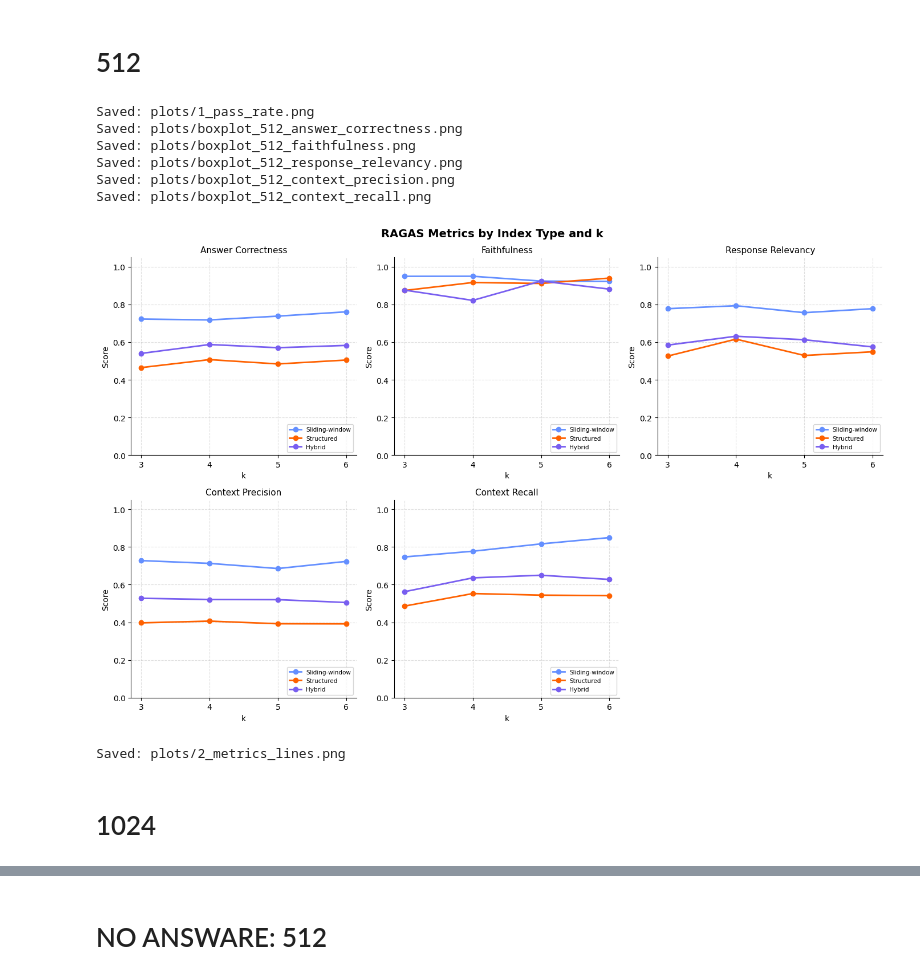
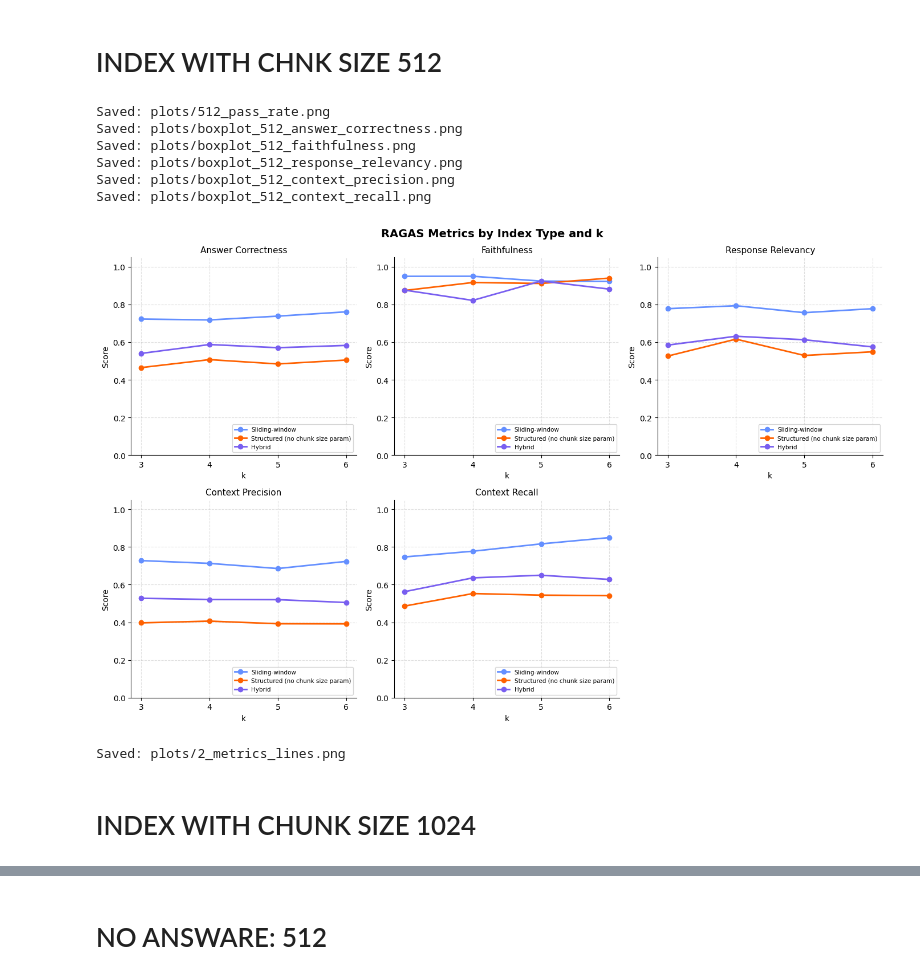
Before and after one commit to Gabriele-tomai00/rag_eval_units, a Jupyter notebook: rag_eval/comparison_study.ipynb, the cells around one changed output, grey strips where cells are left out. Saved outputs shown, nothing was run; the diff lists cells and outputs as text; code cells hidden in the pictures.

```diff
--- a/rag_eval/comparison_study.ipynb
+++ b/rag_eval/comparison_study.ipynb
@@ -23,11 +23,11 @@ ALL_METRICS = [
     "context_precision",
     "context_recall",
 ]
-NO_ANSWARE_METRICS = ["faithfulness", "context_precision", "context_recall"]
+NO_ANSWARE_METRICS = ["faithfulness", "context_precision"]
 
 INDEX_LABELS = {
     "sentence":              "Sliding-window",
-    "markdown":              "Structured",
+    "markdown":              "Structured (no chunk size param)",
     "markdown_and_sentence": "Hybrid",
 }
 INDEX_COLORS = {
@@ -300,36 +300,37 @@ def plot_single_metric_boxplot(
     fig.show()
     print(f"Saved: {save_path}")
 # %% [markdown]
-# 512
+# INDEX WITH CHNK SIZE 512
 # %%
 CHUNK_SIZE = 512
+OVERLAP_SIZE = 50
 df    = load_all_results(chunk_size=CHUNK_SIZE)
 stats = pass_stats(df)
 means = metric_means(df, ALL_METRICS, filter_absent=True)
 
-plot_pass_rate(stats, PLOTS_DIR / "1_pass_rate.png",
-               f"Judge Pass Results by Index Type and k (chunk size {CHUNK_SIZE})", INDEX_LABELS)
+plot_pass_rate(stats, PLOTS_DIR / "512_pass_rate.png",
+               f"Judge Pass Results by Index Type and k (chunk size {CHUNK_SIZE} and overlap {OVERLAP_SIZE})", INDEX_LABELS)
 
 for metric in ALL_METRICS:
     plot_single_metric_boxplot(
         df,
         PLOTS_DIR / f"boxplot_{CHUNK_SIZE}_{metric}.png",
         metric,
         INDEX_LABELS,
-        f"{metric.replace('_', ' ').title()} — chunk size {CHUNK_SIZE}",
+        f"{metric.replace('_', ' ').title()} — chunk size {CHUNK_SIZE} and overlap {OVERLAP_SIZE}",
     )
 
 plot_metrics_lines(means, PLOTS_DIR / "2_metrics_lines.png", ALL_METRICS, INDEX_LABELS)
 # %% [output]
-Saved: plots/1_pass_rate.png
+Saved: plots/512_pass_rate.png
 Saved: plots/boxplot_512_answer_correctness.png
 Saved: plots/boxplot_512_faithfulness.png
 Saved: plots/boxplot_512_response_relevancy.png
 Saved: plots/boxplot_512_context_precision.png
 Saved: plots/boxplot_512_context_recall.png
-[figure, old version]
+[figure, new version]
 Saved: plots/2_metrics_lines.png
 # %% [markdown]
-# 1024
+# INDEX WITH CHUNK SIZE 1024
 # %%
 CHUNK_SIZE = 1024
```
Also changed, not shown: parts of 4 cells of this notebook, 31 other files.
